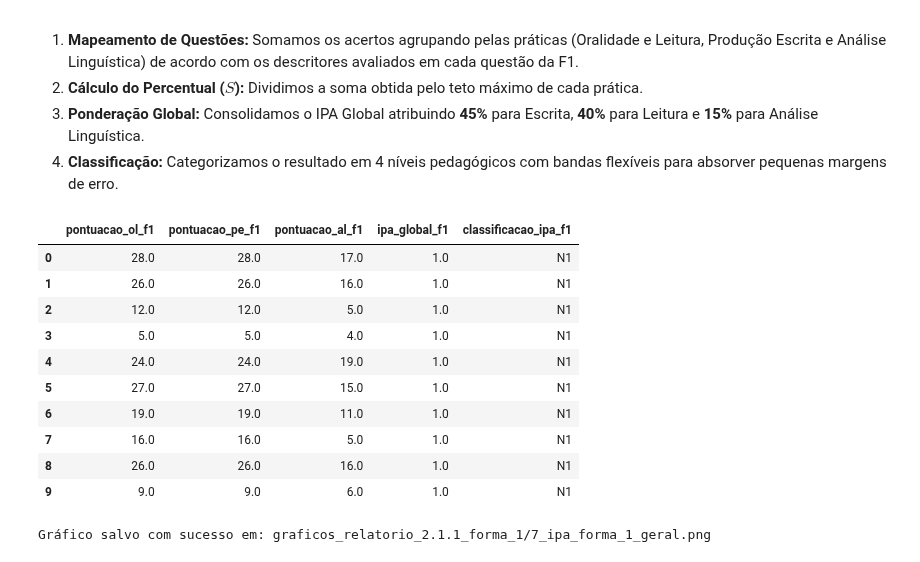
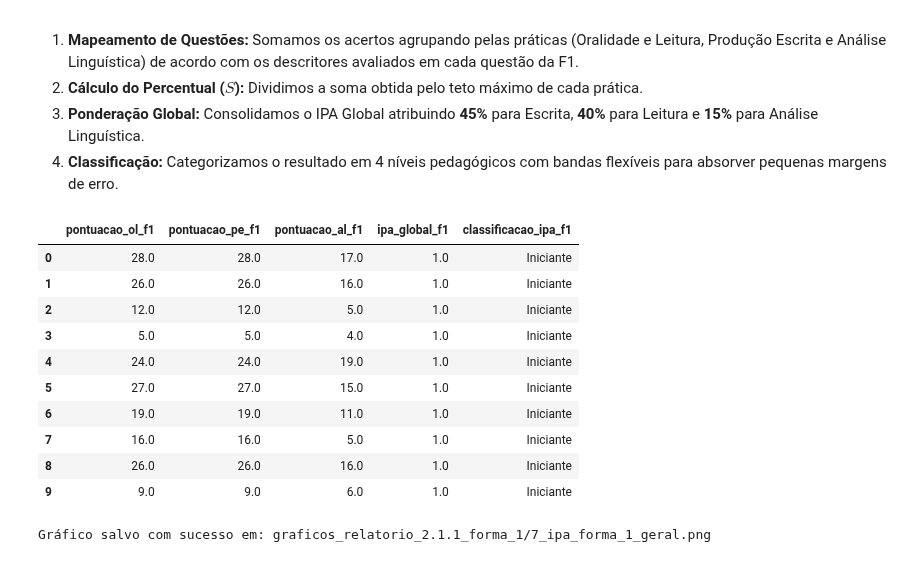
Before and after one commit to fabcmc/pba_se_2026, a Jupyter notebook: SE_2026.1_Formativa_1.ipynb, the cells around one changed output. Saved outputs shown, nothing was run; the diff lists cells and outputs as text; code cells hidden in the pictures.

```diff
--- a/SE_2026.1_Formativa_1.ipynb
+++ b/SE_2026.1_Formativa_1.ipynb
@@ -86,9 +86,9 @@ tetos_forma_4 = {'ol': 14, 'pe': 14, 'al': 22}
 # Definindo pesos das práticas de linguagem para cálculo de IPA
 pesos = {'pe': 0.45, 'ol': 0.40, 'al': 0.15}
 
-# Classificação Pedagógica utilizando os Thresholds Flexíveis
+# Classificação Pedagógica utilizando os Thresholds Flexíveis para IPA
 limites_ajustados = [0, 1.49, 2.49, 3.49, 4.01]
-rotulos = ['N1', 'N2', 'N3', 'N4']
+rotulos = ['Iniciante', 'Em desenvolvimento', 'Alfabetizado(a)', 'Alfabetização consolidada']
 # %%
 # Importando arquivos separados
 df_pedagogico = pd.read_csv(
@@ -1336,42 +1362,42 @@ def calcular_ipa_geral(df):
     df[f'classificacao_ipa_f{NUM_FORMATIVA}'] = pd.cut(
         df[f'ipa_global_f{NUM_FORMATIVA}'],
         bins=limites_ajustados,
         labels=rotulos,
         right=True
     )
 
     # Ordenando categorias
     df[f'classificacao_ipa_f{NUM_FORMATIVA}'] = pd.Categorical(
         df[f'classificacao_ipa_f{NUM_FORMATIVA}'],
-        categories=['N1', 'N2', 'N3', 'N4'],
+        categories=rotulos,
         ordered=True
     )
 
     # 7. Visualização Final (Corrigido o erro de digitação do ipa_global)
     colunas_visualizacao = [
         f'pontuacao_ol_f{NUM_FORMATIVA}',
         f'pontuacao_pe_f{NUM_FORMATIVA}',
         f'pontuacao_al_f{NUM_FORMATIVA}',
         f'ipa_global_f{NUM_FORMATIVA}',     # <--- O "f" que faltava estava aqui
         f'classificacao_ipa_f{NUM_FORMATIVA}'
     ]
 
     display(df[colunas_visualizacao].head(10))
 
     return df
 
 # Aplicando a função para calcular o IPA geral da Formativa
 df_formativa = calcular_ipa_geral(df_formativa)
 # %% [output]
 |  | pontuacao_ol_f1 | pontuacao_pe_f1 | pontuacao_al_f1 | ipa_global_f1 | classificacao_ipa_f1 |
-| 0 | 28.0 | 28.0 | 17.0 | 1.0 | N1 |
-| 1 | 26.0 | 26.0 | 16.0 | 1.0 | N1 |
-| 2 | 12.0 | 12.0 | 5.0 | 1.0 | N1 |
-| 3 | 5.0 | 5.0 | 4.0 | 1.0 | N1 |
-| 4 | 24.0 | 24.0 | 19.0 | 1.0 | N1 |
-| 5 | 27.0 | 27.0 | 15.0 | 1.0 | N1 |
-| 6 | 19.0 | 19.0 | 11.0 | 1.0 | N1 |
-| 7 | 16.0 | 16.0 | 5.0 | 1.0 | N1 |
-| 8 | 26.0 | 26.0 | 16.0 | 1.0 | N1 |
-| 9 | 9.0 | 9.0 | 6.0 | 1.0 | N1 |
+| 0 | 28.0 | 28.0 | 17.0 | 1.0 | Iniciante |
+| 1 | 26.0 | 26.0 | 16.0 | 1.0 | Iniciante |
+| 2 | 12.0 | 12.0 | 5.0 | 1.0 | Iniciante |
+| 3 | 5.0 | 5.0 | 4.0 | 1.0 | Iniciante |
+| 4 | 24.0 | 24.0 | 19.0 | 1.0 | Iniciante |
+| 5 | 27.0 | 27.0 | 15.0 | 1.0 | Iniciante |
+| 6 | 19.0 | 19.0 | 11.0 | 1.0 | Iniciante |
+| 7 | 16.0 | 16.0 | 5.0 | 1.0 | Iniciante |
+| 8 | 26.0 | 26.0 | 16.0 | 1.0 | Iniciante |
+| 9 | 9.0 | 9.0 | 6.0 | 1.0 | Iniciante |
 # %%
```
Also changed, not shown: parts of 5 cells of this notebook.
